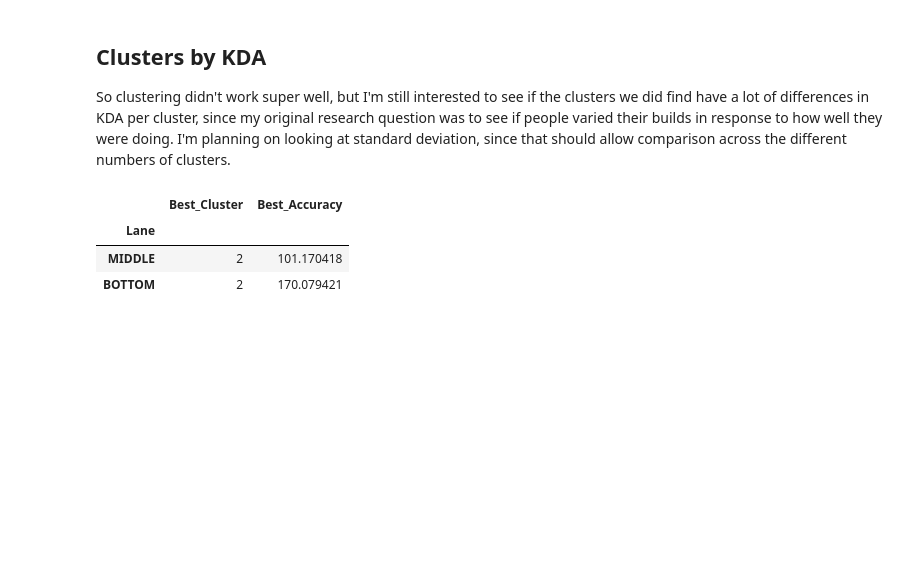
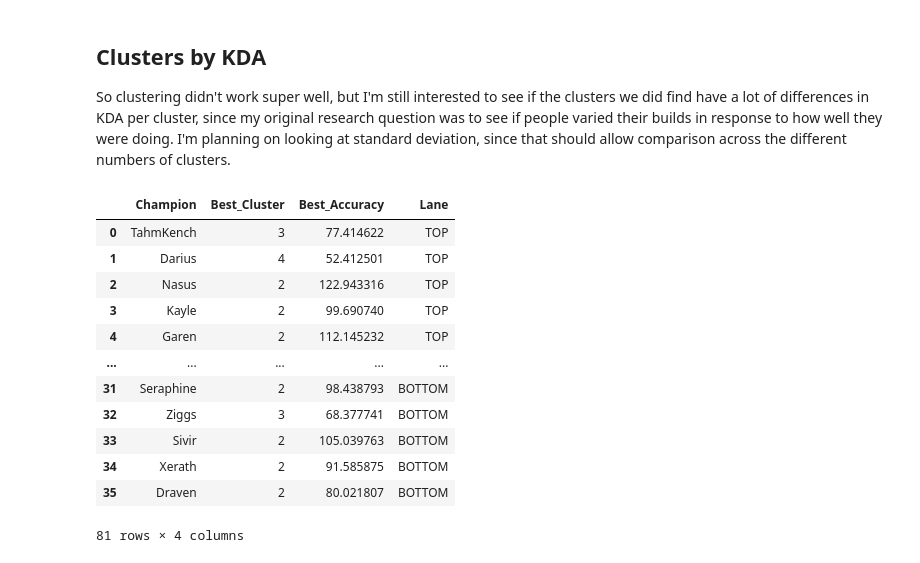
Before and after one commit to greenbird76/DSCI235_Final_Project, a Jupyter notebook: Clustering.ipynb, the cells around one changed output. Cells and saved outputs as stored; diff of their text form; code cells hidden in the pictures; blank space fills up the shorter version.

```diff
--- a/Clustering.ipynb
+++ b/Clustering.ipynb
@@ -219,11 +219,20 @@ So this really suggests that this approach to clustering doesn't work super well
 # %% [markdown]
 ## Clusters by KDA
 So clustering didn't work super well, but I'm still interested to see if the clusters we did find have a lot of differences in KDA per cluster, since my original research question was to see if people varied their builds in response to how well they were doing. I'm planning on looking at standard deviation, since that should allow comparison across the different numbers of clusters.
-# %%
-total_best.set_index(['Champion','Lane']).loc['Lux']
-# %% [output]
-|  | Best_Cluster | Best_Accuracy |
-| Lane |  |  |
-| MIDDLE | 2 | 101.170418 |
-| BOTTOM | 2 | 170.079421 |
+# %%
+total_best
+# %% [output]
+|  | Champion | Best_Cluster | Best_Accuracy | Lane |
+| 0 | TahmKench | 3 | 77.414622 | TOP |
+| 1 | Darius | 4 | 52.412501 | TOP |
+| 2 | Nasus | 2 | 122.943316 | TOP |
+| 3 | Kayle | 2 | 99.690740 | TOP |
+| 4 | Garen | 2 | 112.145232 | TOP |
+| ... | ... | ... | ... | ... |
+| 31 | Seraphine | 2 | 98.438793 | BOTTOM |
+| 32 | Ziggs | 3 | 68.377741 | BOTTOM |
+| 33 | Sivir | 2 | 105.039763 | BOTTOM |
+| 34 | Xerath | 2 | 91.585875 | BOTTOM |
+| 35 | Draven | 2 | 80.021807 | BOTTOM |
+81 rows × 4 columns
 # %%
```
Also changed, not shown: parts of 12 cells of this notebook.
